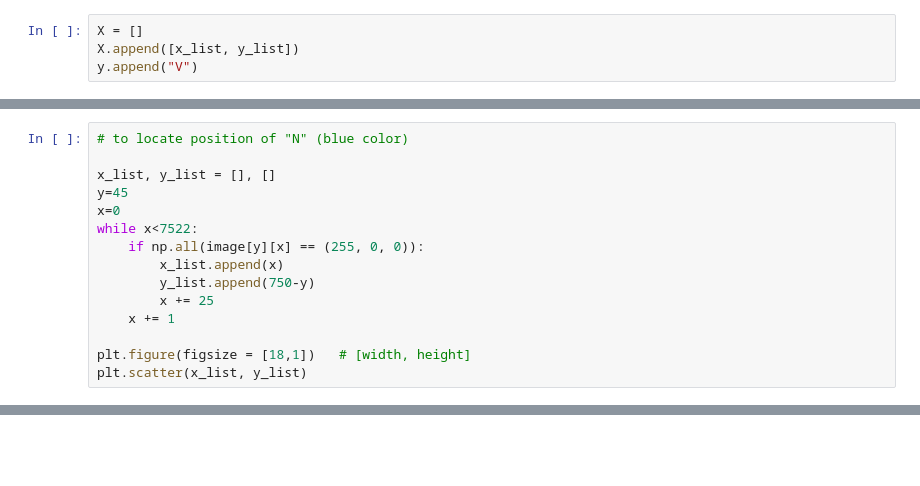
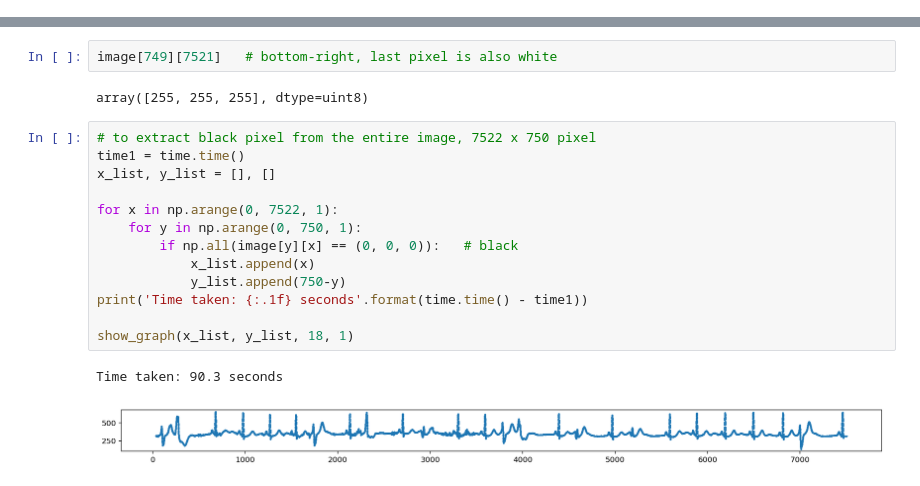
Before and after one commit to JNYH/ecg_vbeat, a Jupyter notebook: ecg_vbeat.ipynb, the cells around one changed output, grey strips where cells are left out. Cells and saved outputs as stored; diff of their text form; blank space fills up the shorter version.

```diff
--- a/ecg_vbeat.ipynb
+++ b/ecg_vbeat.ipynb
@@ -91,4 +0,0 @@ plt.scatter(x_list, y_list, marker='.', s=5)
-# %%
-X = []
-X.append([x_list, y_list])
-y.append("V")
@@ -127,15 +0,0 @@ plt.show()
-# %%
-# to locate position of "N" (blue color)
-
-x_list, y_list = [], []
-y=45
-x=0
-while x<7522:
-    if np.all(image[y][x] == (255, 0, 0)):
-        x_list.append(x)
-        y_list.append(750-y)
-        x += 25
-    x += 1
-
-plt.figure(figsize = [18,1])   # [width, height]
-plt.scatter(x_list, y_list)
@@ -167,0 +43,20 @@ len(x_list)
+# %%
+image[749][7521]   # bottom-right, last pixel is also white
+# %% [output]
+array([255, 255, 255], dtype=uint8)
+# %%
+# to extract black pixel from the entire image, 7522 x 750 pixel
+time1 = time.time()
+x_list, y_list = [], []
+
+for x in np.arange(0, 7522, 1):
+    for y in np.arange(0, 750, 1):
+        if np.all(image[y][x] == (0, 0, 0)):   # black
+            x_list.append(x)
+            y_list.append(750-y)
+print('Time taken: {:.1f} seconds'.format(time.time() - time1))
+
+show_graph(x_list, y_list, 18, 1)
+# %% [output]
+Time taken: 90.3 seconds
+[figure, added]
```
Also changed, not shown: parts of 39 cells of this notebook, 1 other file.
